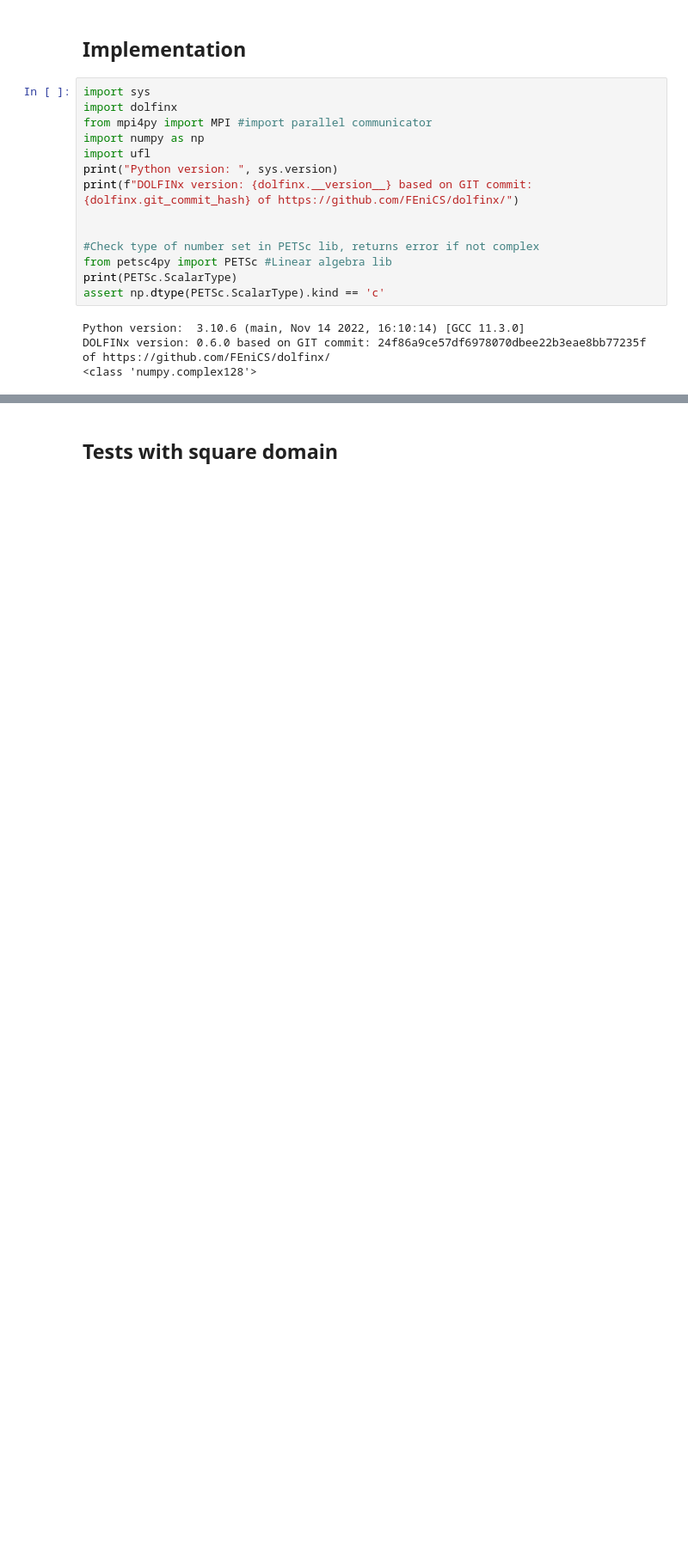
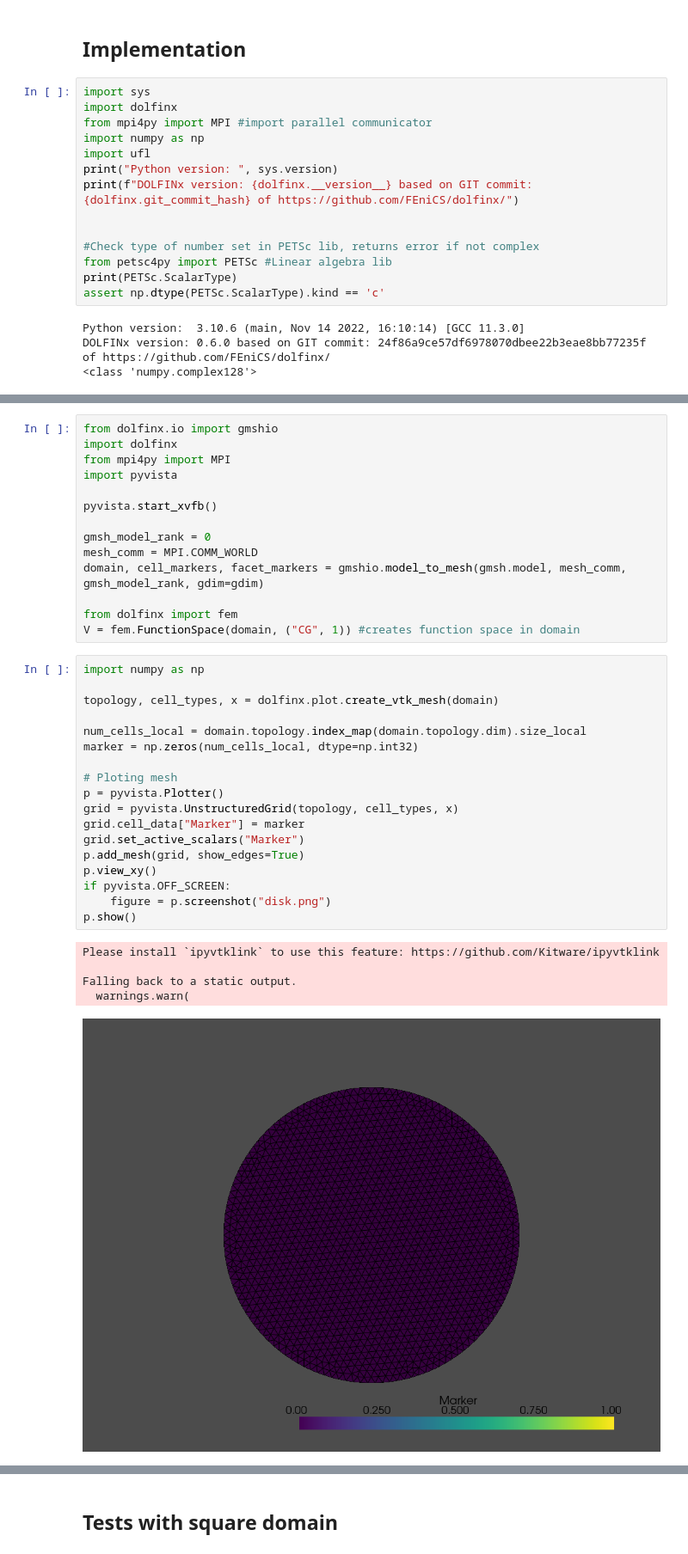
Before and after one commit to felipekriffel/EITx, a Jupyter notebook: CONT_complex_test.ipynb, the cells around one changed output, grey strips where cells are left out. Shown at 86% size. Drawn from its saved outputs; the diff is of its cells as text; blank space fills up the shorter version.

```diff
--- a/CONT_complex_test.ipynb
+++ b/CONT_complex_test.ipynb
@@ -45,0 +77,38 @@ DOLFINx version: 0.6.0 based on GIT commit: 24f86a9ce57df6978070dbee22b3eae8bb77
+# %%
+from dolfinx.io import gmshio
+import dolfinx
+from mpi4py import MPI
+import pyvista
+
+pyvista.start_xvfb()
+
+gmsh_model_rank = 0
+mesh_comm = MPI.COMM_WORLD
+domain, cell_markers, facet_markers = gmshio.model_to_mesh(gmsh.model, mesh_comm, gmsh_model_rank, gdim=gdim)
+
+from dolfinx import fem
+V = fem.FunctionSpace(domain, ("CG", 1)) #creates function space in domain
+# %%
+import numpy as np
+
+topology, cell_types, x = dolfinx.plot.create_vtk_mesh(domain)
+
+num_cells_local = domain.topology.index_map(domain.topology.dim).size_local
+marker = np.zeros(num_cells_local, dtype=np.int32)
+
+# Ploting mesh
+p = pyvista.Plotter()
+grid = pyvista.UnstructuredGrid(topology, cell_types, x)
+grid.cell_data["Marker"] = marker
+grid.set_active_scalars("Marker")
+p.add_mesh(grid, show_edges=True)
+p.view_xy()
+if pyvista.OFF_SCREEN:
+    figure = p.screenshot("disk.png")
+p.show()
+# %% [output]
+Please install `ipyvtklink` to use this feature: https://github.com/Kitware/ipyvtklink
+
+Falling back to a static output.
+  warnings.warn(
+[figure, added]
```
Also changed, not shown: parts of 29 cells of this notebook.
